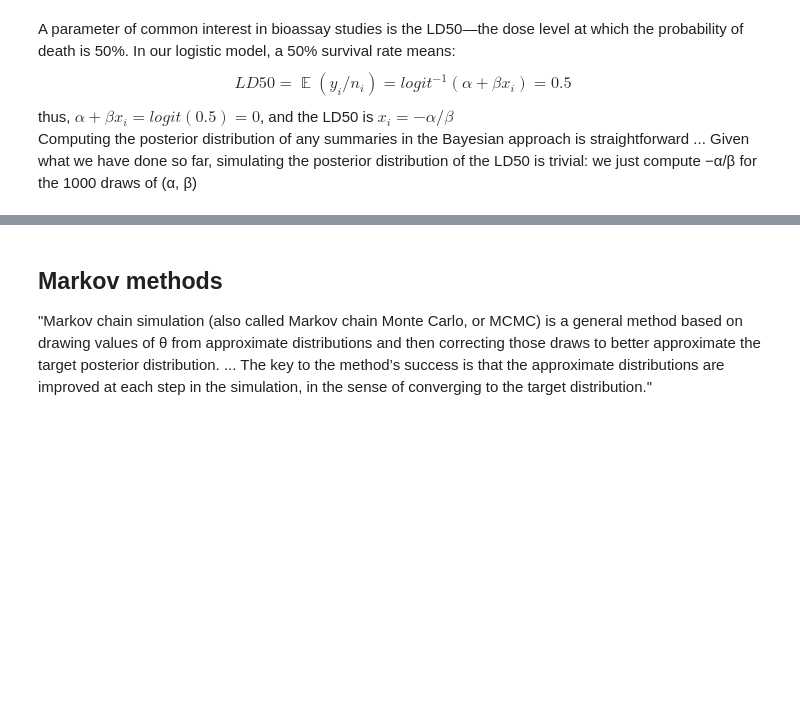
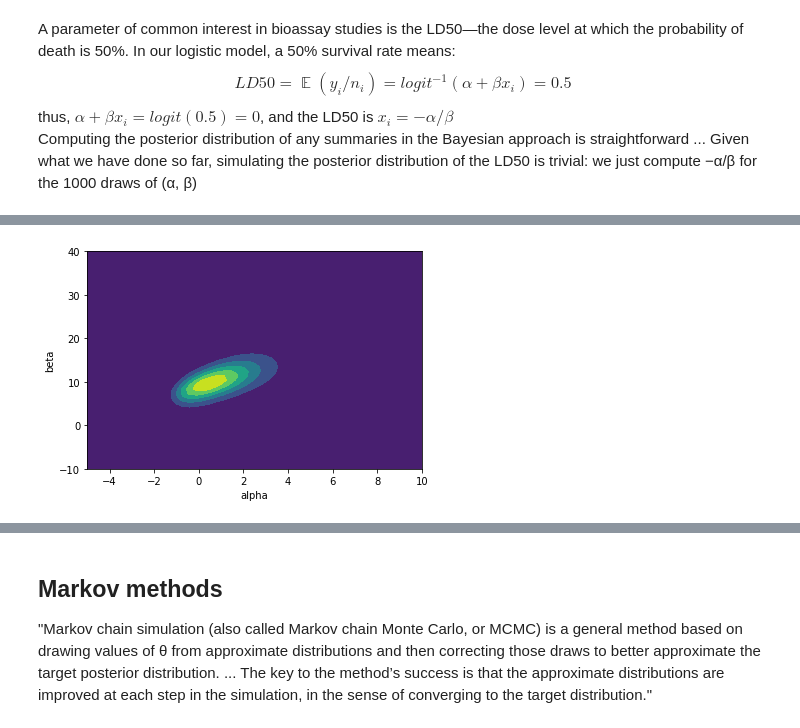
Before and after one commit to RoddyMcN/Bayes_group, a Jupyter notebook: Gelman3_7 Bayes' Bioassay Bonanza.ipynb, the cells around one changed output, grey strips where cells are left out. Cells and saved outputs as stored; diff of their text form; code cells hidden in the pictures; blank space fills up the shorter version.

```diff
--- a/Gelman3_7 Bayes' Bioassay Bonanza.ipynb
+++ b/Gelman3_7 Bayes' Bioassay Bonanza.ipynb
@@ -246,0 +256,20 @@ LD50: 1106 mg/ml
+# %%
+from scipy.stats import multivariate_normal
+
+prior = lambda x, y : multivariate_normal(mean=[0, 10], cov=[[22, 0.5],[0.5,102]]).pdf([x, y])
+
+
+grid = np.zeros((len(alpha_range), len(beta_range)))
+for i, a in enumerate(alpha_range):
+    for j, b in enumerate(beta_range):
+        grid[i][j] = joint_prob(a, b, prior=prior)
+
+
+z = grid
+plt.figure()
+cp = plt.contourf(x, y, z)
+plt.xlabel('alpha')
+plt.ylabel('beta')
+plt.show()
+# %% [output]
+[figure, added]
```
Also changed, not shown: parts of 25 cells of this notebook.
